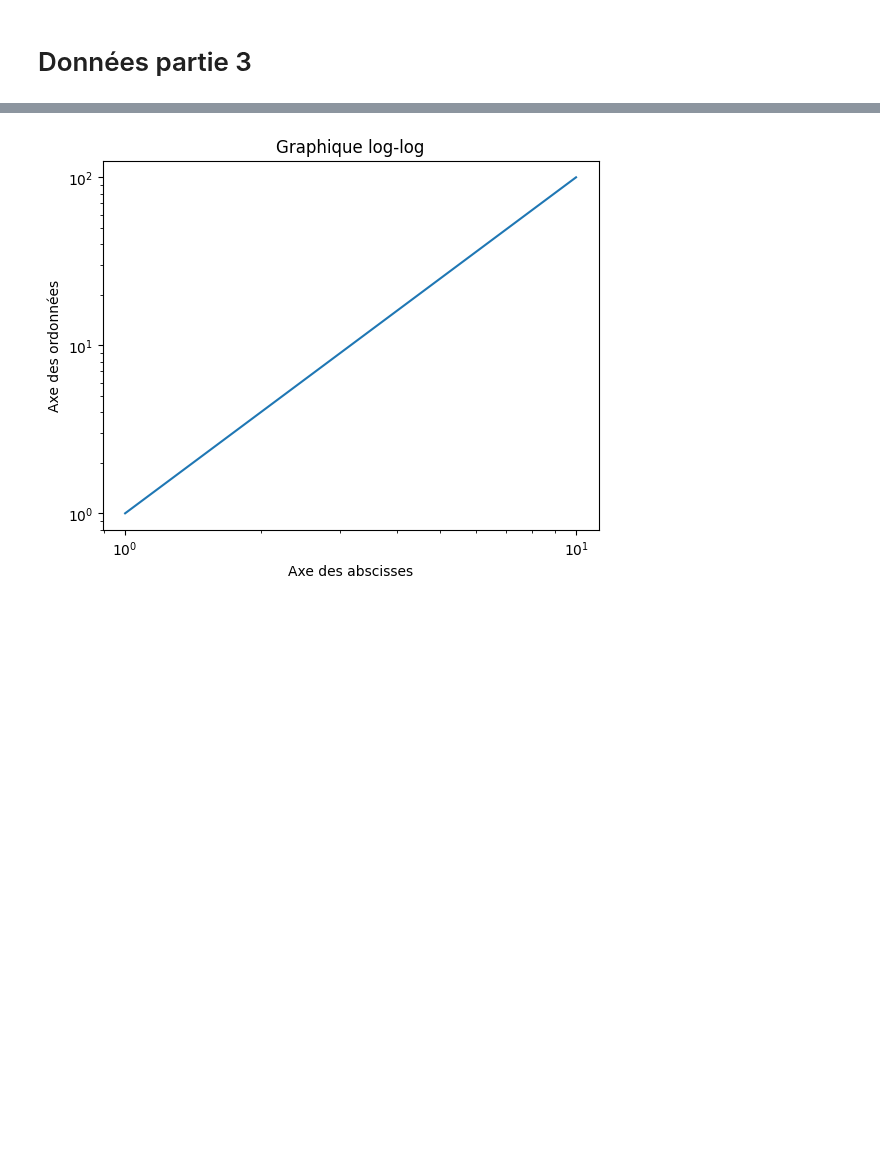
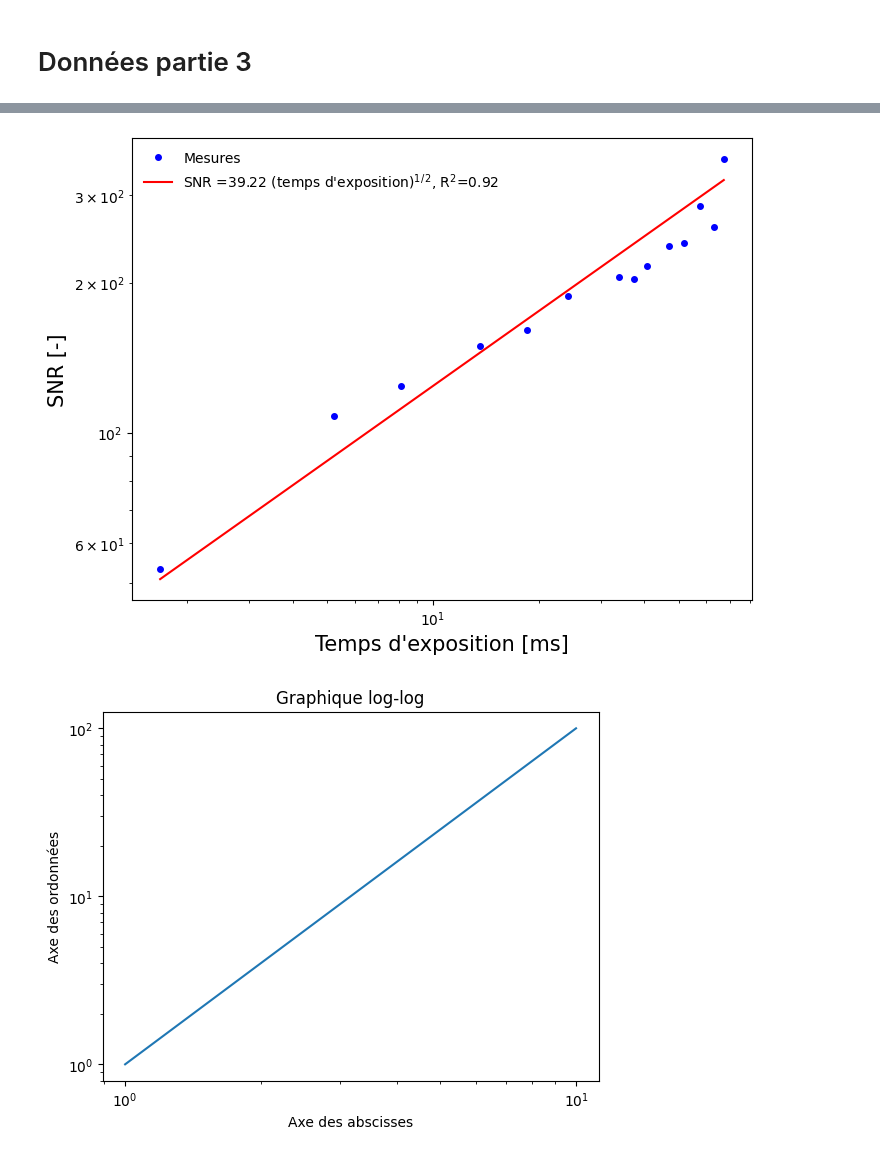
Before and after one commit to felixantoine1/labV_projet, a Jupyter notebook: analyse_partie3.ipynb, the cells around one changed output, grey strips where cells are left out. Drawn from its saved outputs; the diff is of its cells as text; code cells hidden in the pictures; blank space fills up the shorter version.

```diff
--- a/analyse_partie3.ipynb
+++ b/analyse_partie3.ipynb
@@ -106,3 +126,33 @@ plt.show()
+# %%
+plt.figure(figsize=(8, 6))
+
+plt.loglog(p3a_ms, snr, color='blue', marker='o', markersize=4, linestyle='', label='Mesures')
+
+def modele(x, a):
+    return a * np.sqrt(x)
+
+# Ajustement du modèle aux données
+params, covariance = curve_fit(modele, p3a_ms, snr, sigma=sigma_2d)
+a = params[0]
+
+# Courbe de régression
+x_range = np.linspace(min(p3a_ms), max(p3a_ms), 100)
+y_fit = modele(x_range, a)
+
+# Coefficient de détermination R^2
+slope, intercept, r_value, _, _ = linregress(snr, modele(p3a_ms, a))
+r_squared = r_value ** 2
+
+plt.loglog(x_range, y_fit, color='red', label=f"SNR ={a:.2f} (temps d'exposition)$^1$$^/$$^2$, R$^2$={r_squared:.2f}")
+
+
+
+plt.xlabel("Temps d'exposition [ms]", fontsize=15)
+plt.ylabel("SNR [-]", fontsize=15)
+plt.legend(frameon=False)
+plt.show()
+# %% [output]
+[figure, added]
 # %%
 import numpy as np
 import matplotlib.pyplot as plt
```
Also changed, not shown: parts of 2 cells of this notebook, 3 other files.
